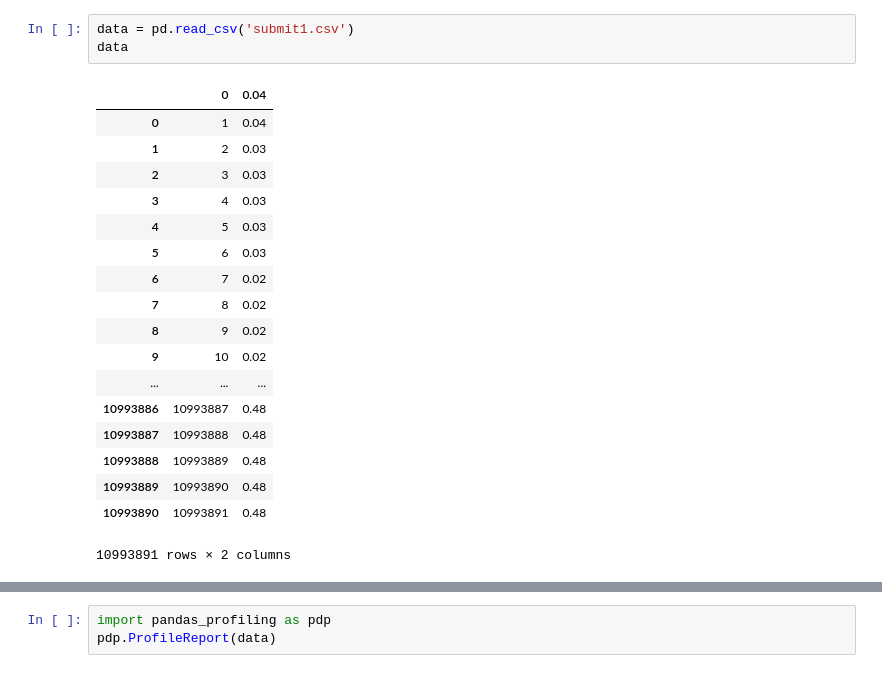
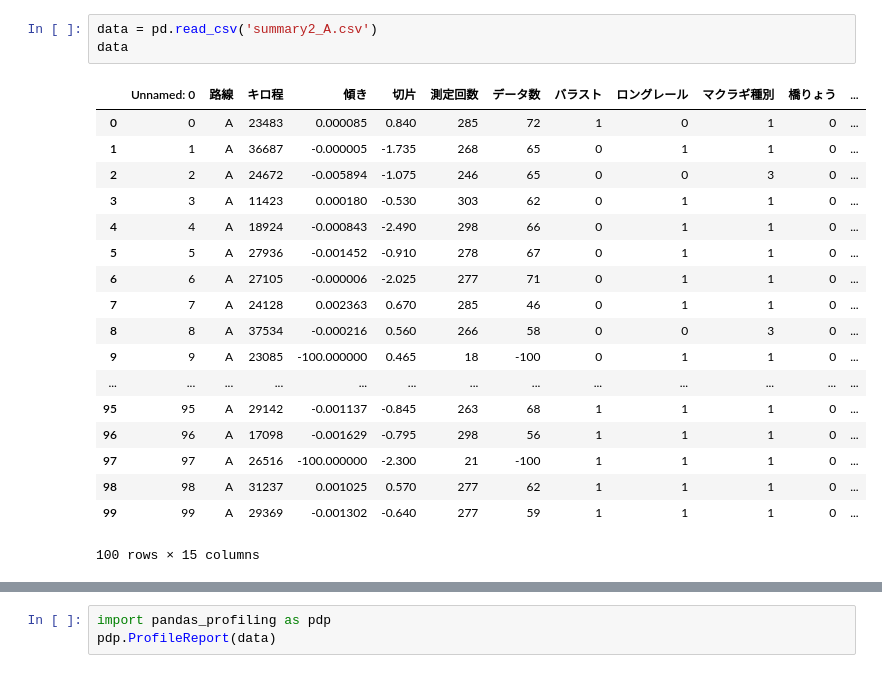
Before and after one commit to a0082273/signate_railway, a Jupyter notebook: check.ipynb, the cells around one changed output, grey strips where cells are left out. Cells and saved outputs as stored; diff of their text form.

```diff
--- a/check.ipynb
+++ b/check.ipynb
@@ -1,25 +1,25 @@
 # %%
-data = pd.read_csv('submit1.csv')
+data = pd.read_csv('summary2_A.csv')
 data
 # %% [output]
-|  | 0 | 0.04 |
-| 0 | 1 | 0.04 |
-| 1 | 2 | 0.03 |
-| 2 | 3 | 0.03 |
-| 3 | 4 | 0.03 |
-| 4 | 5 | 0.03 |
-| 5 | 6 | 0.03 |
-| 6 | 7 | 0.02 |
-| 7 | 8 | 0.02 |
-| 8 | 9 | 0.02 |
-| 9 | 10 | 0.02 |
-| ... | ... | ... |
-| 10993886 | 10993887 | 0.48 |
-| 10993887 | 10993888 | 0.48 |
-| 10993888 | 10993889 | 0.48 |
-| 10993889 | 10993890 | 0.48 |
-| 10993890 | 10993891 | 0.48 |
+|  | Unnamed: 0 | 路線 | キロ程 | 傾き | 切片 | 測定回数 | データ数 | バラスト | ロングレール | マクラギ種別 | 橋りょう | ... |
+| 0 | 0 | A | 23483 | 0.000085 | 0.840 | 285 | 72 | 1 | 0 | 1 | 0 | ... |
+| 1 | 1 | A | 36687 | -0.000005 | -1.735 | 268 | 65 | 0 | 1 | 1 | 0 | ... |
+| 2 | 2 | A | 24672 | -0.005894 | -1.075 | 246 | 65 | 0 | 0 | 3 | 0 | ... |
+| 3 | 3 | A | 11423 | 0.000180 | -0.530 | 303 | 62 | 0 | 1 | 1 | 0 | ... |
+| 4 | 4 | A | 18924 | -0.000843 | -2.490 | 298 | 66 | 0 | 1 | 1 | 0 | ... |
+| 5 | 5 | A | 27936 | -0.001452 | -0.910 | 278 | 67 | 0 | 1 | 1 | 0 | ... |
+| 6 | 6 | A | 27105 | -0.000006 | -2.025 | 277 | 71 | 0 | 1 | 1 | 0 | ... |
+| 7 | 7 | A | 24128 | 0.002363 | 0.670 | 285 | 46 | 0 | 1 | 1 | 0 | ... |
+| 8 | 8 | A | 37534 | -0.000216 | 0.560 | 266 | 58 | 0 | 0 | 3 | 0 | ... |
+| 9 | 9 | A | 23085 | -100.000000 | 0.465 | 18 | -100 | 0 | 1 | 1 | 0 | ... |
+| ... | ... | ... | ... | ... | ... | ... | ... | ... | ... | ... | ... | ... |
+| 95 | 95 | A | 29142 | -0.001137 | -0.845 | 263 | 68 | 1 | 1 | 1 | 0 | ... |
+| 96 | 96 | A | 17098 | -0.001629 | -0.795 | 298 | 56 | 1 | 1 | 1 | 0 | ... |
+| 97 | 97 | A | 26516 | -100.000000 | -2.300 | 21 | -100 | 1 | 1 | 1 | 0 | ... |
+| 98 | 98 | A | 31237 | 0.001025 | 0.570 | 277 | 62 | 1 | 1 | 1 | 0 | ... |
+| 99 | 99 | A | 29369 | -0.001302 | -0.640 | 277 | 59 | 1 | 1 | 1 | 0 | ... |
-10993891 rows × 2 columns
+100 rows × 15 columns
 # %%
 data = pd.read_csv('submit.csv')
 data
```
Also changed, not shown: parts of 1 cell of this notebook, 1 other file.
